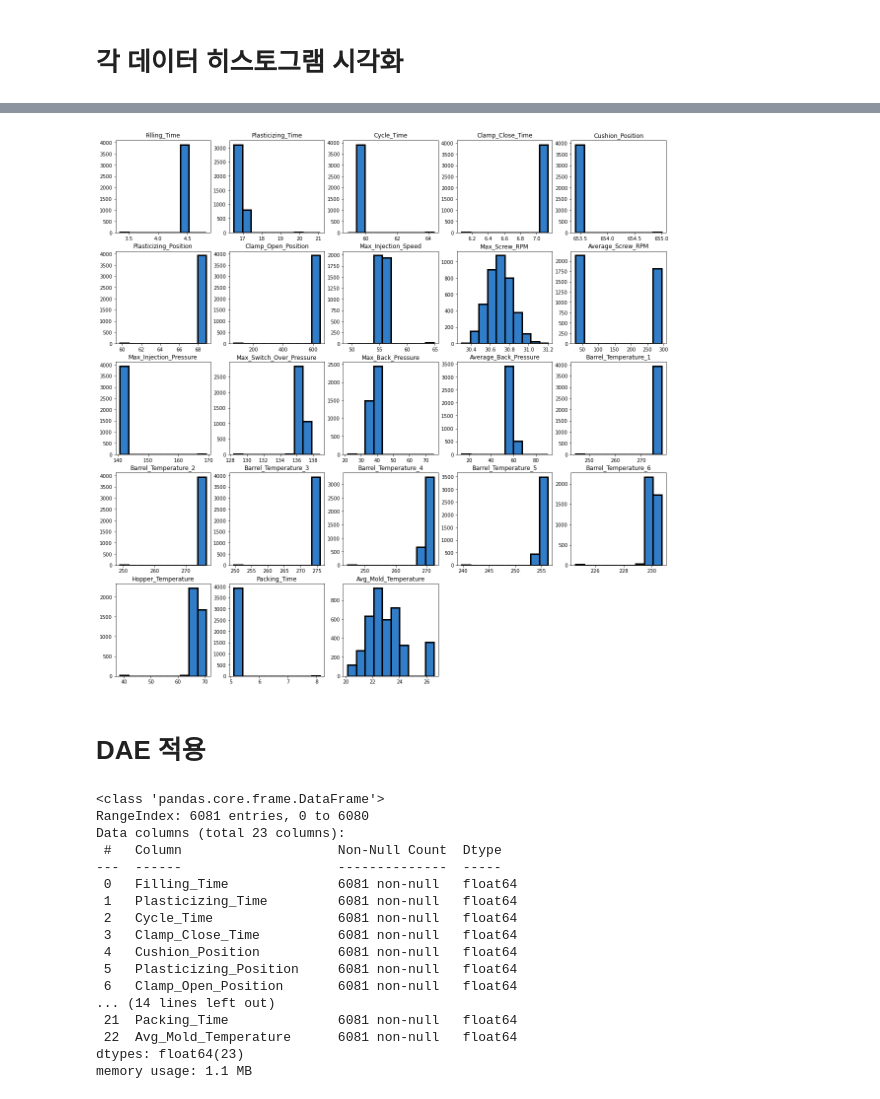
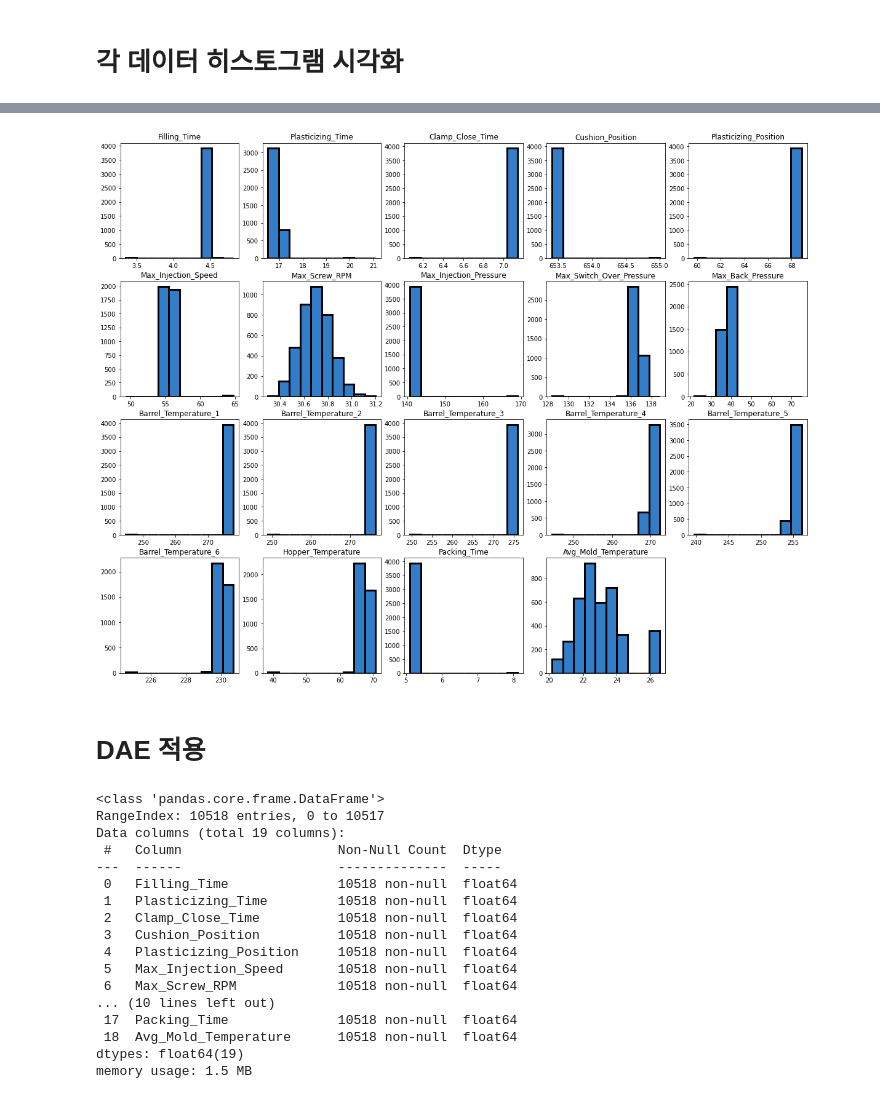
Before and after one commit to JinkyoJB/kamp, a Jupyter notebook: KAMP.ipynb, the cells around one changed output, grey strips where cells are left out. Saved outputs shown, nothing was run; the diff lists cells and outputs as text; code cells hidden in the pictures.

```diff
--- a/KAMP.ipynb
+++ b/KAMP.ipynb
@@ -41,11 +49,10 @@ def useless_data_drop(dataframe):
     return dataframe
 # %%
 # 필요없는 데이터 제거
-unlabeled_df = useless_data_drop(unlabeled_df)
-unlabeled_df.drop("Unnamed: 0", axis=1, inplace=True)
+useless_drop_unlabeled_df = useless_data_drop(unlabeled_init_df)
+useless_drop_unlabeled_df.drop("Unnamed: 0", axis=1, inplace=True)
 
-
-labeled_df = useless_data_drop(labeled_df)
+useless_drop_labeled_df = useless_data_drop(labeled_init_df)
 # %% [output]
 A value is trying to be set on a copy of a slice from a DataFrame
 
@@ -121,0 +93,6 @@ See the caveats in the documentation: https://pandas.pydata.org/pandas-docs/stab
+# %%
+data = Unlabeled_CN7_650T_df
+for index, value in enumerate(data):
+    sub = plt.subplot(6, 6, index+1)
+    sub.hist(data[value], facecolor=(50/255, 125/255, 200/255), linewidth=3, edgecolor='black')
+    plt.title(value)
@@ -123,10 +112,10 @@ See the caveats in the documentation: https://pandas.pydata.org/pandas-docs/stab
 # labeled데이터 분석 후 사용 안하는 데이터 제거
 # %%
 # CN7_우진650톤 데이터 추출
-CN7_filter = labeled_df["PART_NAME"].str.contains("CN7")
-Eq650_filter = labeled_df["EQUIP_NAME"].str.contains("650")
+CN7_filter = useless_drop_labeled_df["PART_NAME"].str.contains("CN7")
+Eq650_filter = useless_drop_labeled_df["EQUIP_NAME"].str.contains("650")
 
-labeled_df = labeled_df[CN7_filter & Eq650_filter]
+labeled_CN7_650T = useless_drop_labeled_df[CN7_filter & Eq650_filter]
 
 # # Pass or Fail, Reason 데이터를 더미 변수로 변환
 # label_encoder = preprocessing.LabelEncoder()
@@ -135,18 +124,18 @@ labeled_df = labeled_df[CN7_filter & Eq650_filter]
 # labeled_df["Reason"] = onehot_Reason
 
 # 데이터 분석 후 종속 변수 제거
-labeled_df["Packing_Time"] = labeled_df["Injection_Time"] - labeled_df["Filling_Time"]
-labeled_df["Avg_Mold_Temperature"] = (labeled_df["Mold_Temperature_3"] + labeled_df["Mold_Temperature_4"])/2
-labeled_df = labeled_df.drop(["PART_FACT_SERIAL", "PART_NAME", "EQUIP_CD", "EQUIP_NAME", "TimeStamp","Injection_Time", "Switch_Over_Position", "Mold_Temperature_3", "Mold_Temperature_4","Barrel_Temperature_7" ], axis=1)
-# labeled_df = labeled_df.drop(["PART_FACT_SERIAL", "PART_NAME", "EQUIP_CD", "EQUIP_NAME", "Cycle_Time", "TimeStamp","Injection_Time", "Clamp_Close_Time", "Switch_Over_Position", "Clamp_Open_Position", "Max_Back_Pressure", "Hopper_Temperature", "Barrel_Temperature_1", "Barrel_Temperature_3", "Barrel_Temperature_4","Barrel_Temperature_5", "Barrel_Temperature_6", "Barrel_Temperature_7", "Mold_Temperature_3", "Mold_Temperature_4" ], axis=1)
-
+labeled_CN7_650T["Packing_Time"] = labeled_CN7_650T["Injection_Time"] - labeled_CN7_650T["Filling_Time"]
+labeled_CN7_650T["Avg_Mold_Temperature"] = (labeled_CN7_650T["Mold_Temperature_3"] + labeled_CN7_650T["Mold_Temperature_4"])/2
+Labeled_CN7_650T_train = labeled_CN7_650T.drop(["PART_FACT_SERIAL", "PART_NAME", "EQUIP_CD", "EQUIP_NAME", "Cycle_Time", "Average_Back_Pressure", "Clamp_Open_Position", "Average_Screw_RPM", "TimeStamp","Injection_Time", "Switch_Over_Position", "Mold_Temperature_3", "Mold_Temperature_4","Barrel_Temperature_7" ], axis=1)
+# Labeled_CN7_650T_train = labeled_CN7_650T.drop(["Average_Screw_RPM", "Packing_Time", "PART_FACT_SERIAL", "PART_NAME", "EQUIP_CD", "EQUIP_NAME", "Cycle_Time", "TimeStamp","Injection_Time", "Clamp_Close_Time", "Switch_Over_Position", "Clamp_Open_Position", "Max_Back_Pressure", "Hopper_Temperature", "Barrel_Temperature_1", "Barrel_Temperature_3", "Barrel_Temperature_4","Barrel_Temperature_5", "Barrel_Temperature_6", "Barrel_Temperature_7", "Mold_Temperature_3", "Mold_Temperature_4" ], axis=1)
+# Labeled_CN7_650T_train = Labeled_CN7_650T_train.drop(["Clamp_Open_Position", "Average_Screw_RPM", "Packing_Time"], axis=1)
 
 # PassFail 분류
-labeled_df_Y = labeled_df[labeled_df["PassOrFail"].str.contains("Y")]
-labeled_df_N = labeled_df[labeled_df["PassOrFail"].str.contains("N")]
-labeled_df_Y.drop(["PassOrFail", "Reason"], axis=1, inplace=True)
-labeled_df_N.drop("PassOrFail", axis=1, inplace=True)
-labeled_df_N_test = labeled_df_N.drop("Reason", axis=1)
+Labeled_CN7_650T_train_Y = Labeled_CN7_650T_train[Labeled_CN7_650T_train["PassOrFail"].str.contains("Y")]
+Labeled_CN7_650T_train_N = Labeled_CN7_650T_train[Labeled_CN7_650T_train["PassOrFail"].str.contains("N")]
+Labeled_CN7_650T_train_Y.drop(["PassOrFail", "Reason"], axis=1, inplace=True)
+Labeled_df_N_test = Labeled_CN7_650T_train_N.drop(["PassOrFail","Reason"], axis=1)
 
-labeled_df_Y.info()
+Labeled_CN7_650T_train_Y.info()
+Labeled_CN7_650T_train_N["Reason"].value_counts()
 # %% [output]
@@ -183,7 +179,7 @@ labeled_df_N_test = labeled_df_N.drop("Reason", axis=1)
 # %%
 # unlabele데이터 히스토그램 시각화
 
-data = unlabeled_CN7_650T_train
+data = Unlabeled_CN7_650T_train
 for index, value in enumerate(data):
     sub = plt.subplot(5, 5, index+1)
     sub.hist(data[value], facecolor=(50/255, 125/255, 200/255), linewidth=3, edgecolor='black')
@@ -193,37 +189,37 @@ for index, value in enumerate(data):
 # %%
 # labele데이터 히스토그램 시각화
 
-data = labeled_df_Y
+data = Labeled_CN7_650T_train_Y
 for index, value in enumerate(data):
     sub = plt.subplot(5, 5, index+1)
     sub.hist(data[value], facecolor=(50/255, 125/255, 200/255), linewidth=3, edgecolor='black')
     plt.title(value)
 # %% [output]
-[figure, old version]
+[figure, new version]
 # %% [markdown]
 # DAE 적용
 # %%
 # label+unlabeled train 데이터
-train_df = pd.concat([unlabeled_CN7_650T_train, labeled_df_Y], ignore_index=True)
-train_df.info()
+Train_DF = pd.concat([Unlabeled_CN7_650T_train, Labeled_CN7_650T_train_Y], ignore_index=True)
+Train_DF.info()
 # %% [output]
 <class 'pandas.core.frame.DataFrame'>
-RangeIndex: 6081 entries, 0 to 6080
-Data columns (total 23 columns):
+RangeIndex: 10518 entries, 0 to 10517
+Data columns (total 19 columns):
  #   Column                    Non-Null Count  Dtype
 ---  ------                    --------------  -----
- 0   Filling_Time              6081 non-null   float64
- 1   Plasticizing_Time         6081 non-null   float64
- 2   Cycle_Time                6081 non-null   float64
- 3   Clamp_Close_Time          6081 non-null   float64
- 4   Cushion_Position          6081 non-null   float64
- 5   Plasticizing_Position     6081 non-null   float64
- 6   Clamp_Open_Position       6081 non-null   float64
-... (14 lines left out)
- 21  Packing_Time              6081 non-null   float64
- 22  Avg_Mold_Temperature      6081 non-null   float64
-dtypes: float64(23)
-memory usage: 1.1 MB
+ 0   Filling_Time              10518 non-null  float64
+ 1   Plasticizing_Time         10518 non-null  float64
+ 2   Clamp_Close_Time          10518 non-null  float64
+ 3   Cushion_Position          10518 non-null  float64
+ 4   Plasticizing_Position     10518 non-null  float64
+ 5   Max_Injection_Speed       10518 non-null  float64
+ 6   Max_Screw_RPM             10518 non-null  float64
+... (10 lines left out)
+ 17  Packing_Time              10518 non-null  float64
+ 18  Avg_Mold_Temperature      10518 non-null  float64
+dtypes: float64(19)
+memory usage: 1.5 MB
 # %%
 # train 데이터 히스토그램 시각화
 
```
Also changed, not shown: parts of 43 cells of this notebook.
